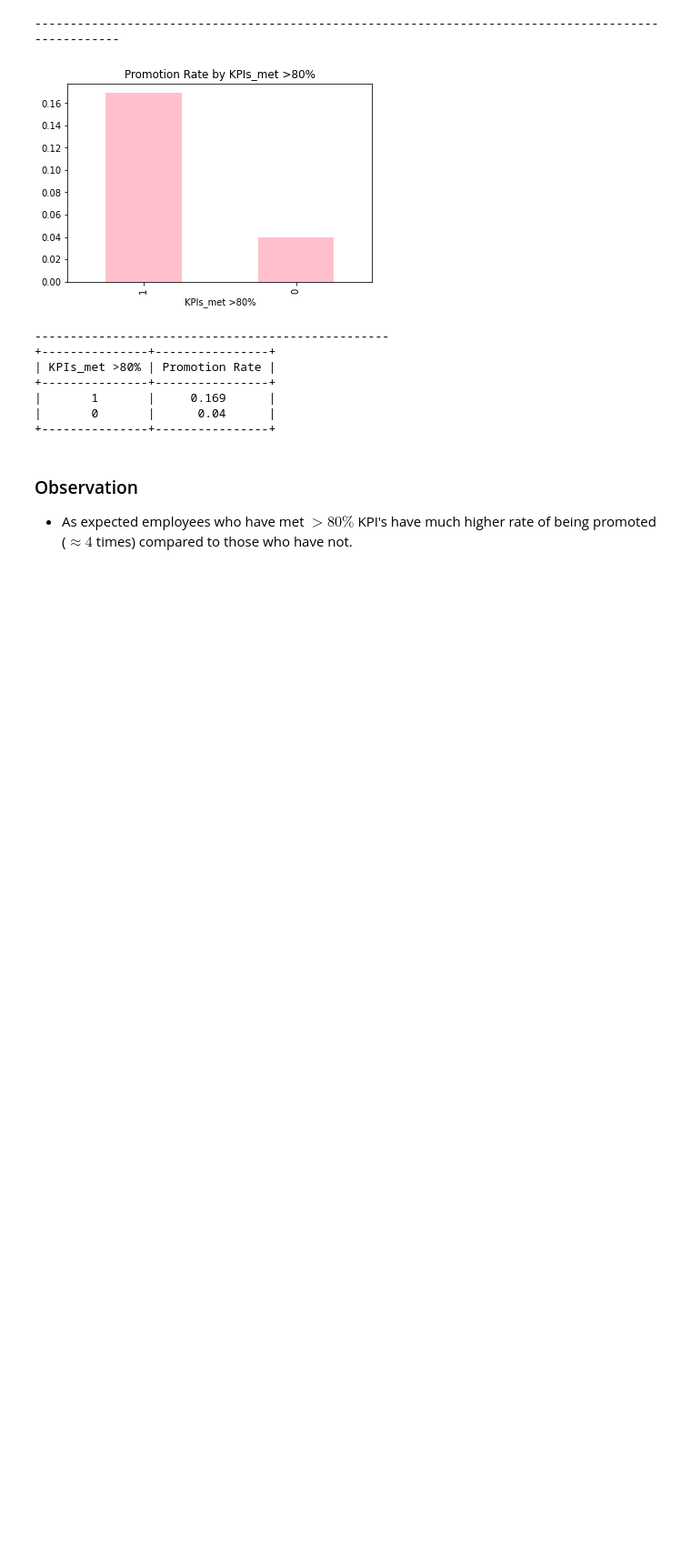
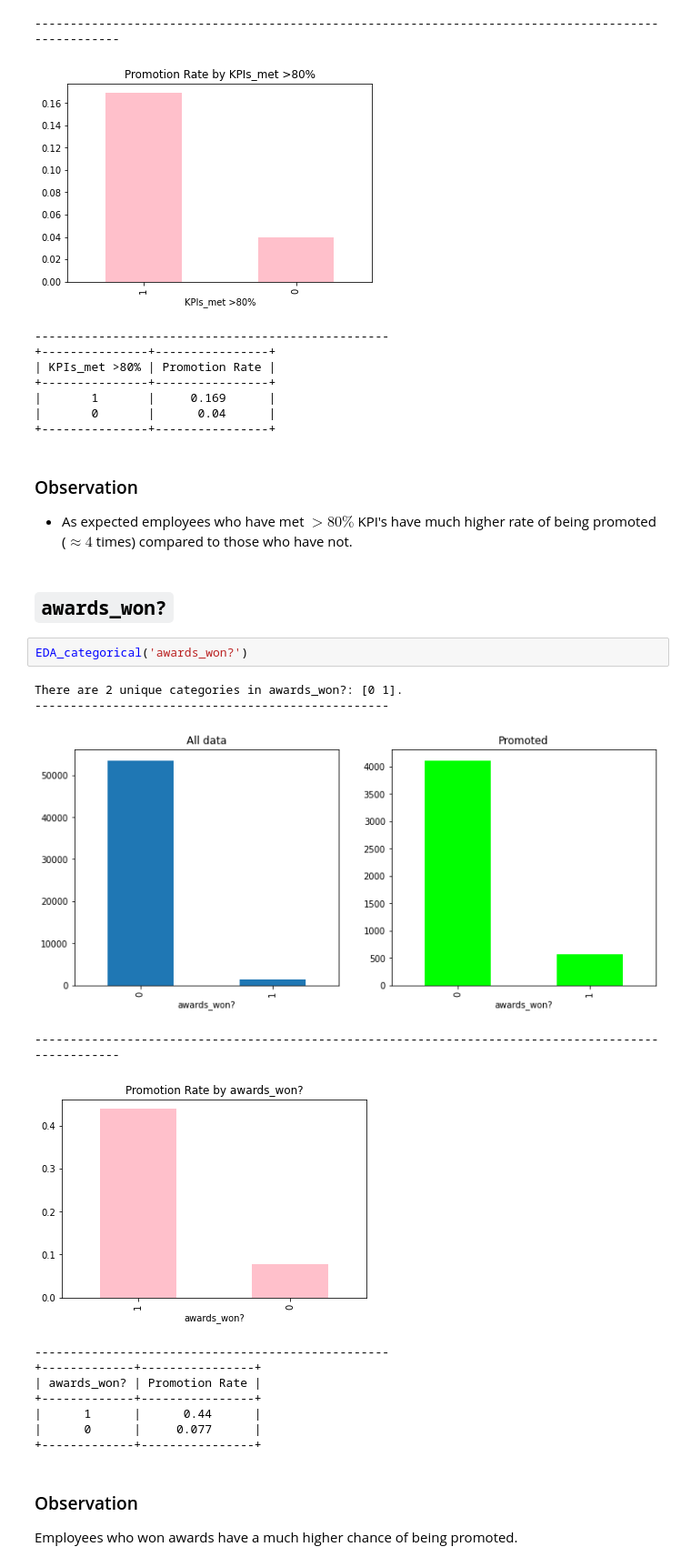
Before and after one commit to gunnerVivek/Employee-Promotion, a Jupyter notebook: 1-Analysis.ipynb, the cells around one changed output. Shown: that part at 91% size. Saved outputs shown, nothing was run; the diff lists cells and outputs as text; blank space fills up the shorter version.

Commit message:
notebook: Add Eda for awards_won? variable

```diff
--- a/1-Analysis.ipynb
+++ b/1-Analysis.ipynb
@@ -568,3 +568,23 @@ There are 2 unique categories in KPIs_met >80%: [1 0].
 ### Observation
 
 - As expected employees who have met $> 80\%$ KPI's have much higher rate of being promoted ($\approx 4$ times) compared to those who have not.
+# %% [markdown]
+## `awards_won?`
+# %%
+EDA_categorical('awards_won?')
+# %% [output]
+There are 2 unique categories in awards_won?: [0 1].
+--------------------------------------------------
+[figure, added]
+----------------------------------------------------------------------------------------------------
+[figure, added]
+--------------------------------------------------
++-------------+----------------+
+| awards_won? | Promotion Rate |
++-------------+----------------+
+|      1      |      0.44      |
+|      0      |     0.077      |
++-------------+----------------+
+# %% [markdown]
+### Observation
+Employees who won awards have a much higher chance of being promoted.
```
